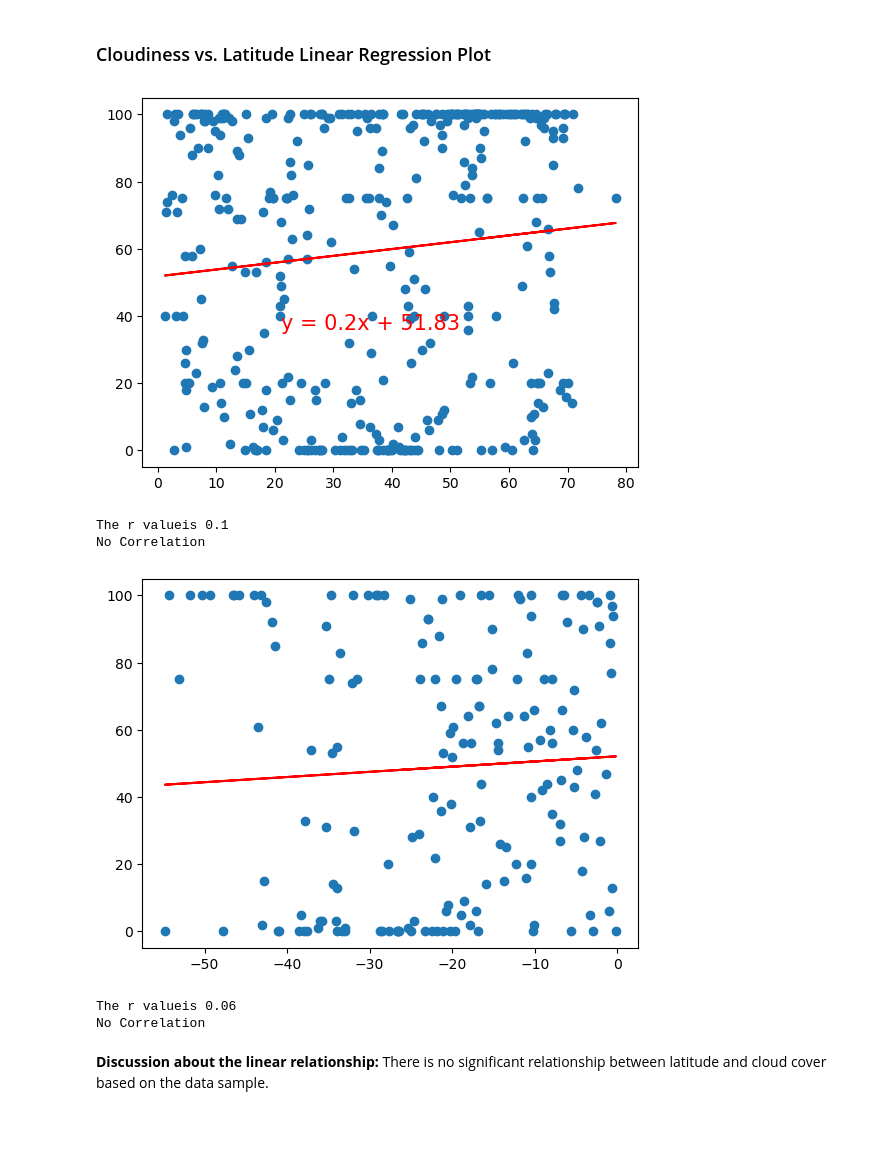
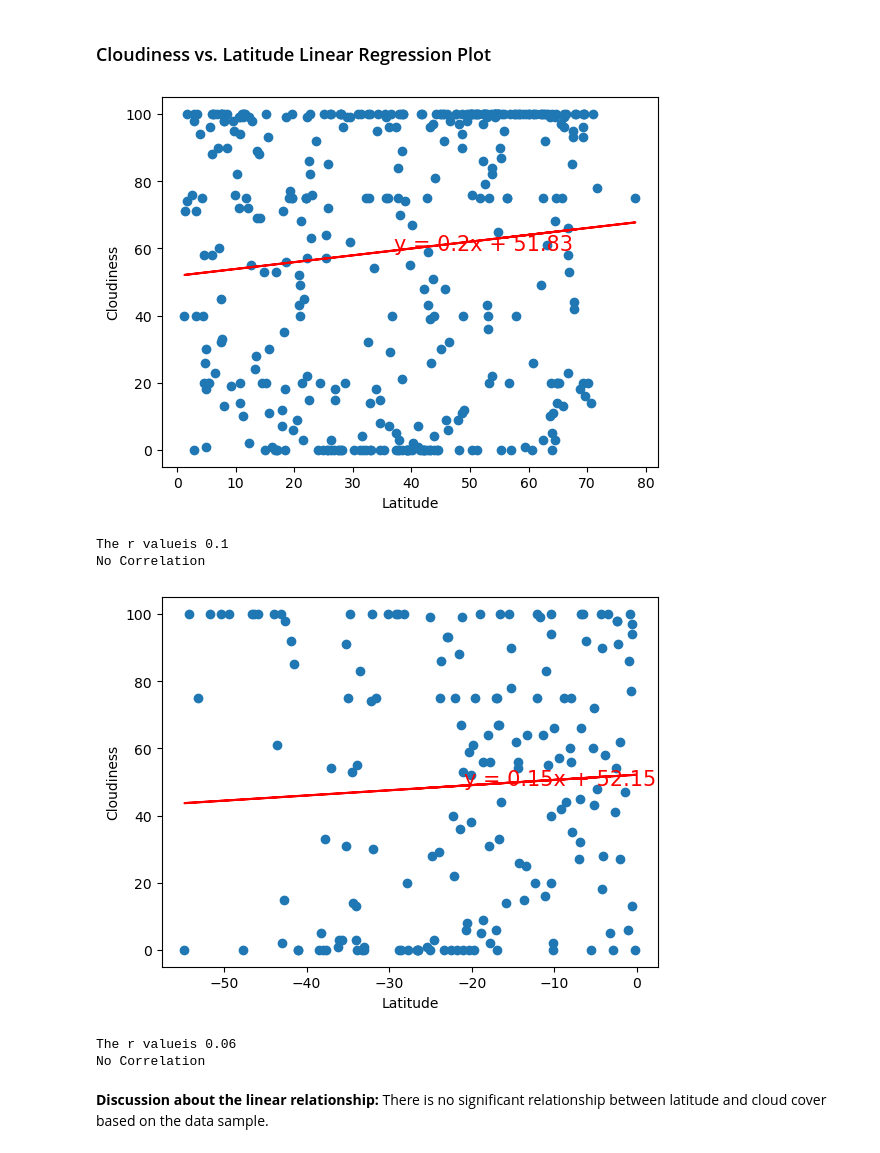
Before and after one commit to Oleslamburger/python-api-challenge, a Jupyter notebook: Starter_Code 3/starter_code/WeatherPyAnalysis.ipynb, the cells around one changed output. Drawn from its saved outputs; the diff is of its cells as text; code cells hidden in the pictures; blank space fills up the shorter version.

```diff
--- a/Starter_Code 3/starter_code/WeatherPyAnalysis.ipynb
+++ b/Starter_Code 3/starter_code/WeatherPyAnalysis.ipynb
@@ -304,8 +304,8 @@ def Linear_Regressions(x_values, y_values):
     line_eq = "y = " + str(round(slope,2)) + "x + " + str(round(intercept,2))
     plt.scatter(x_values,y_values)
     plt.plot(x_values, regress_values, "-r")
-    plt.annotate(line_eq,(21,36),fontsize=15,color="red")
-    #plt.xlabel("Latitude")
+    plt.annotate(line_eq,(x_values.mean(),y_values.mean()),fontsize=15,color="red")
+    plt.xlabel("Latitude")
     plt.show()
     Pearson_Correlation = round(st.pearsonr(x_values,y_values)[0],2)
     print(f"The r valueis {Pearson_Correlation}")
@@ -396,21 +396,21 @@ No Correlation
 # %%
 # Northern Hemisphere
 x_values = northern_hemi_df["Lat"]
 y_values= northern_hemi_df["Cloudiness"]
-#plt.ylabel("Cloudiness")
+plt.ylabel("Cloudiness")
 Linear_Regressions(x_values, y_values)
 # %% [output]
-[figure, old version]
+[figure, new version]
 The r valueis 0.1
 No Correlation
 # %%
 # Southern Hemisphere
 x_values = southern_hemi_df["Lat"]
 y_values= southern_hemi_df["Cloudiness"]
-#plt.ylabel("Cloudiness")
+plt.ylabel("Cloudiness")
 Linear_Regressions(x_values, y_values)
 # %% [output]
-[figure, old version]
+[figure, new version]
 The r valueis 0.06
 No Correlation
 # %% [markdown]
```
Also changed, not shown: parts of 6 cells of this notebook, 1 other file.
